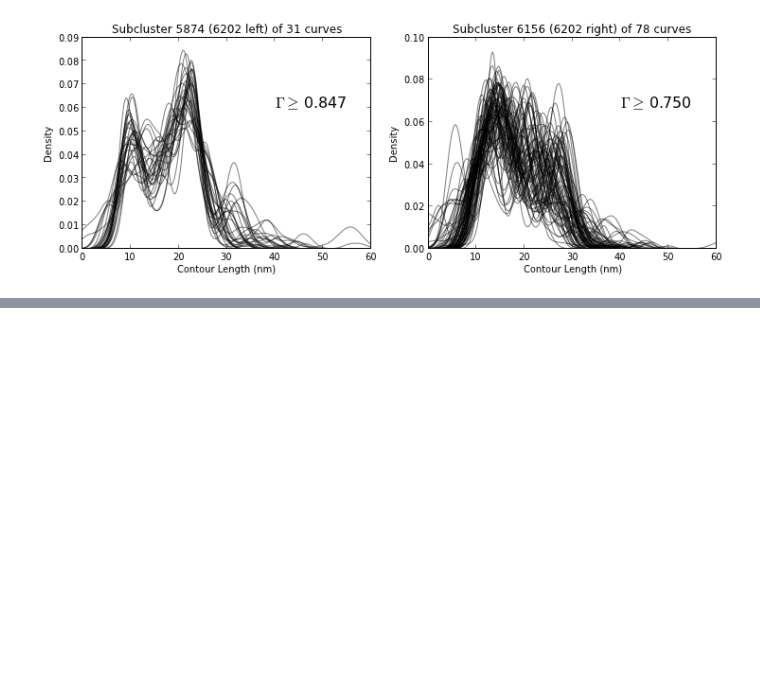
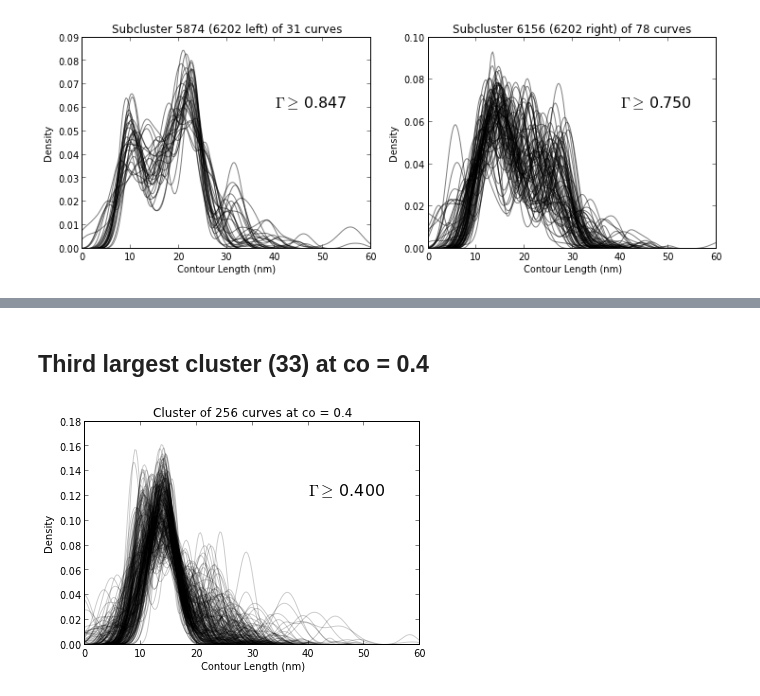
Before and after one commit to hilaryjoyce/smfs-data-analysis, a Jupyter notebook: cluster testing.ipynb, the cells around one changed output, grey strips where cells are left out. Cells and saved outputs as stored; diff of their text form; code cells hidden in the pictures; blank space fills up the shorter version.

```diff
--- a/cluster testing.ipynb
+++ b/cluster testing.ipynb
@@ -44,4 +44,5 @@ Cluster Size
 15      55
 # %%
 flat35 = c.Cluster(F, 35)
+flat33 = c.Cluster(F, 33)
 # %%
@@ -93,0 +94,7 @@ sub6.plot_both_subclusters(max_x = 60)
+# %% [markdown]
+## Third largest cluster (33) at co = 0.4
+# %%
+figsize(6,4)
+flat33.plot_cluster(alpha=0.2, max_x = max_x)
+# %% [output]
+[figure, added]
```
Also changed, not shown: parts of 23 cells of this notebook, 1 other file.
